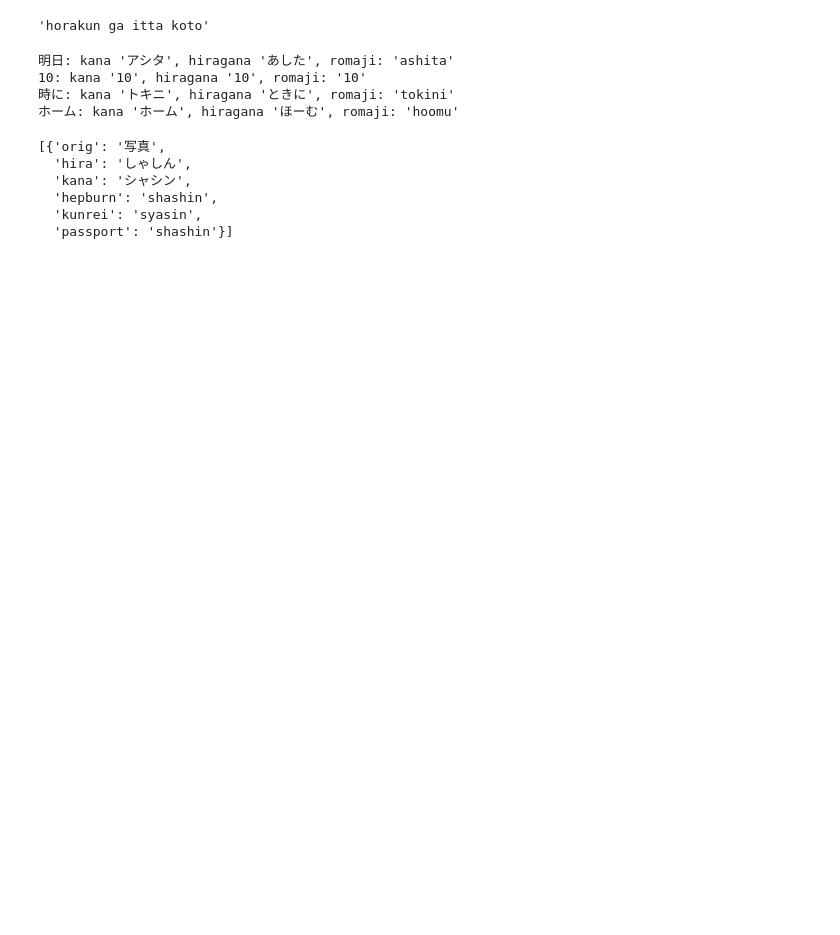
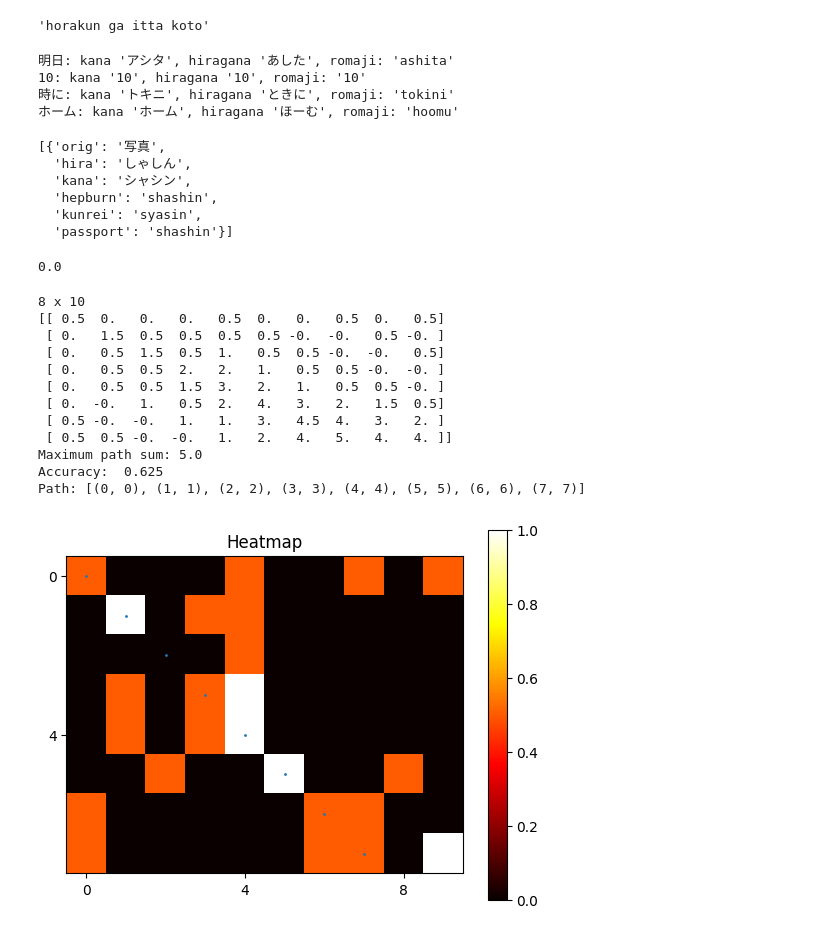
Before and after one commit to naniri04/Vocal_Recognition, a Jupyter notebook: test.ipynb, the cells around one changed output. Saved outputs shown, nothing was run; the diff lists cells and outputs as text; code cells hidden in the pictures; blank space fills up the shorter version.

```diff
--- a/test.ipynb
+++ b/test.ipynb
@@ -30,0 +36,22 @@ result
+# %%
+np.zeros((3,4))[0,0]
+# %% [output]
+0.0
+# %%
+importlib.reload(cp)
+sim_mat = cp.similarity_matrix("antsananaribou", 'ontinenaribuochiu')
+cp.mat_heatmap(sim_mat, cp.find_opt(sim_mat=sim_mat)[1])
+# %% [output]
+8 x 10
+[[ 0.5  0.   0.   0.   0.5  0.   0.   0.5  0.   0.5]
+ [ 0.   1.5  0.5  0.5  0.5  0.5 -0.  -0.   0.5 -0. ]
+ [ 0.   0.5  1.5  0.5  1.   0.5  0.5 -0.  -0.   0.5]
+ [ 0.   0.5  0.5  2.   2.   1.   0.5  0.5 -0.  -0. ]
+ [ 0.   0.5  0.5  1.5  3.   2.   1.   0.5  0.5 -0. ]
+ [ 0.  -0.   1.   0.5  2.   4.   3.   2.   1.5  0.5]
+ [ 0.5 -0.  -0.   1.   1.   3.   4.5  4.   3.   2. ]
+ [ 0.5  0.5 -0.  -0.   1.   2.   4.   5.   4.   4. ]]
+Maximum path sum: 5.0
+Accuracy:  0.625
+Path: [(0, 0), (1, 1), (2, 2), (3, 3), (4, 4), (5, 5), (6, 6), (7, 7)]
+[figure, added]
```
Also changed, not shown: parts of 1 cell of this notebook, 3 other files.
